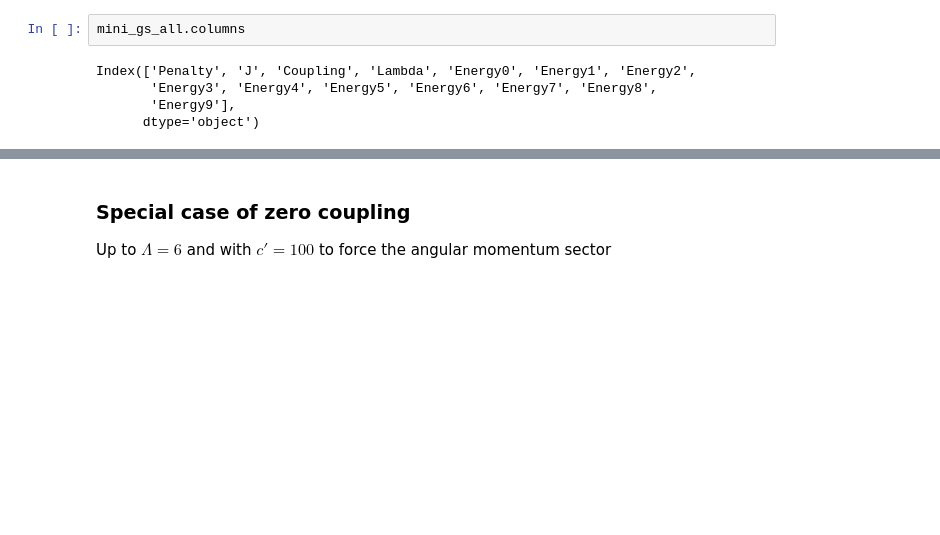
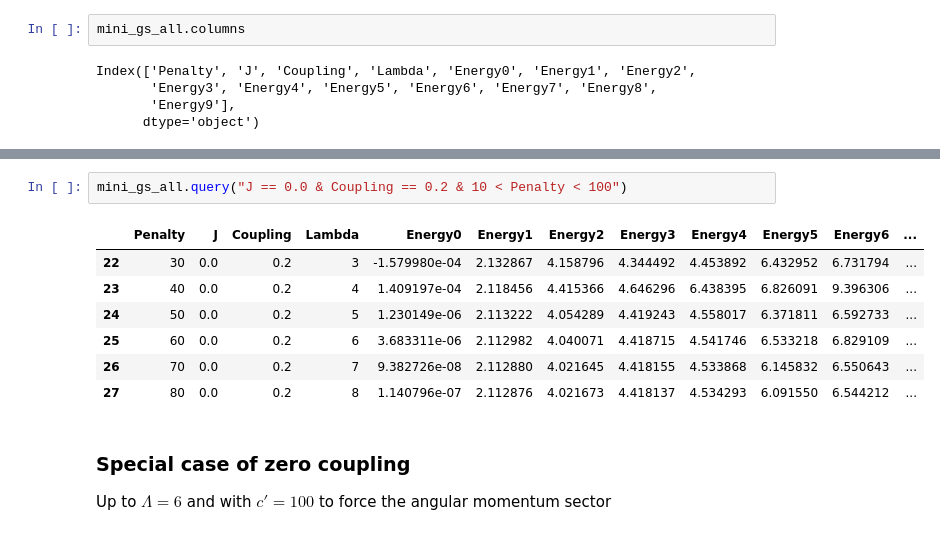
Before and after one commit to erinaldi/bmn2-qutip, a Jupyter notebook: notebooks/plots.ipynb, the cells around one changed output, grey strips where cells are left out. Saved outputs shown, nothing was run; the diff lists cells and outputs as text; blank space fills up the shorter version.

```diff
--- a/notebooks/plots.ipynb
+++ b/notebooks/plots.ipynb
@@ -709,3 +722,13 @@ Index(['Penalty', 'J', 'Coupling', 'Lambda', 'Energy0', 'Energy1', 'Energy2',
+# %%
+mini_gs_all.query("J == 0.0 & Coupling == 0.2 & 10 < Penalty < 100")
+# %% [output]
+|  | Penalty | J | Coupling | Lambda | Energy0 | Energy1 | Energy2 | Energy3 | Energy4 | Energy5 | Energy6 | ... |
+| 22 | 30 | 0.0 | 0.2 | 3 | -1.579980e-04 | 2.132867 | 4.158796 | 4.344492 | 4.453892 | 6.432952 | 6.731794 | ... |
+| 23 | 40 | 0.0 | 0.2 | 4 | 1.409197e-04 | 2.118456 | 4.415366 | 4.646296 | 6.438395 | 6.826091 | 9.396306 | ... |
+| 24 | 50 | 0.0 | 0.2 | 5 | 1.230149e-06 | 2.113222 | 4.054289 | 4.419243 | 4.558017 | 6.371811 | 6.592733 | ... |
+| 25 | 60 | 0.0 | 0.2 | 6 | 3.683311e-06 | 2.112982 | 4.040071 | 4.418715 | 4.541746 | 6.533218 | 6.829109 | ... |
+| 26 | 70 | 0.0 | 0.2 | 7 | 9.382726e-08 | 2.112880 | 4.021645 | 4.418155 | 4.533868 | 6.145832 | 6.550643 | ... |
+| 27 | 80 | 0.0 | 0.2 | 8 | 1.140796e-07 | 2.112876 | 4.021673 | 4.418137 | 4.534293 | 6.091550 | 6.544212 | ... |
 # %% [markdown]
 ### Special case of zero coupling
 
```
Also changed, not shown: parts of 7 cells of this notebook.
